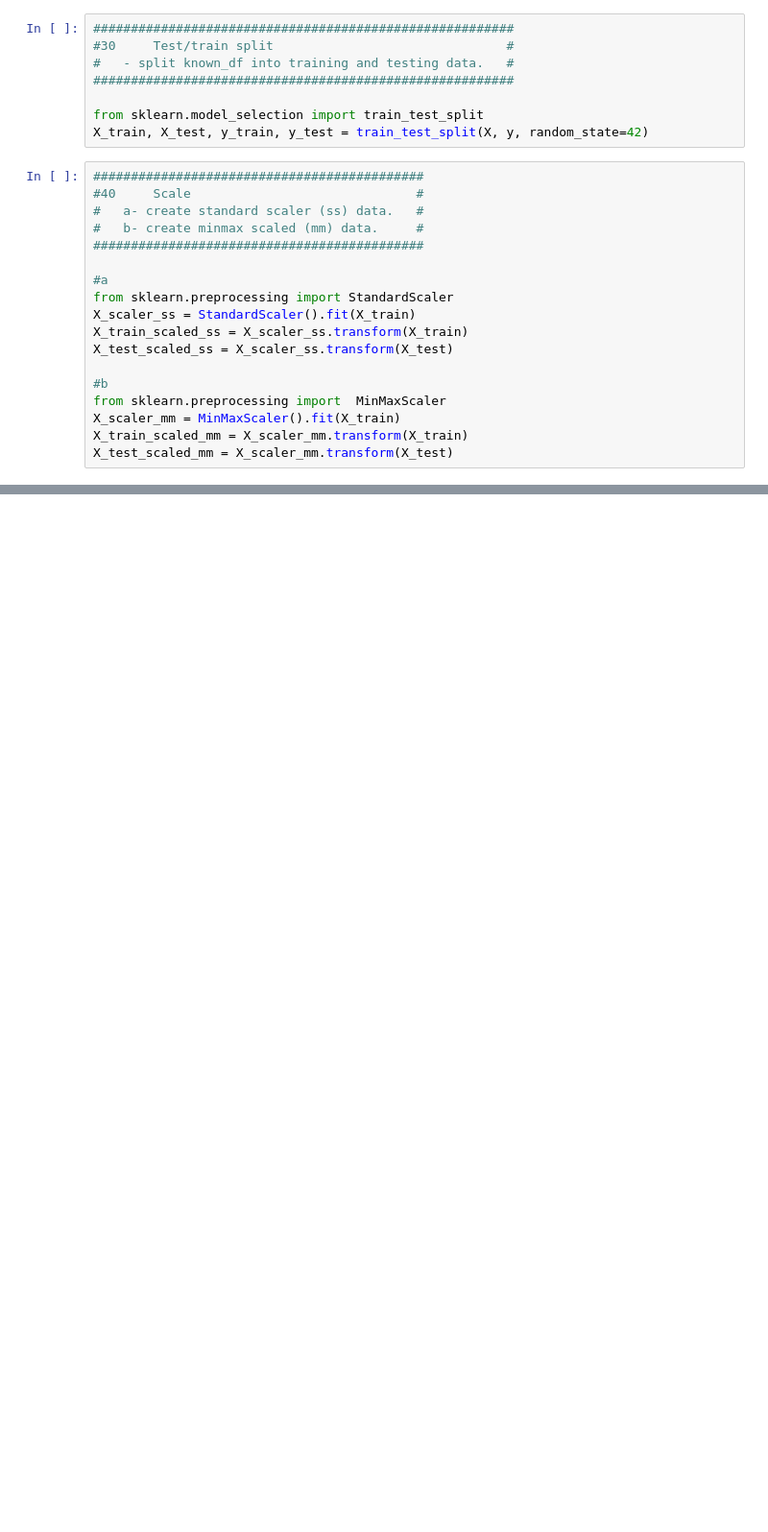
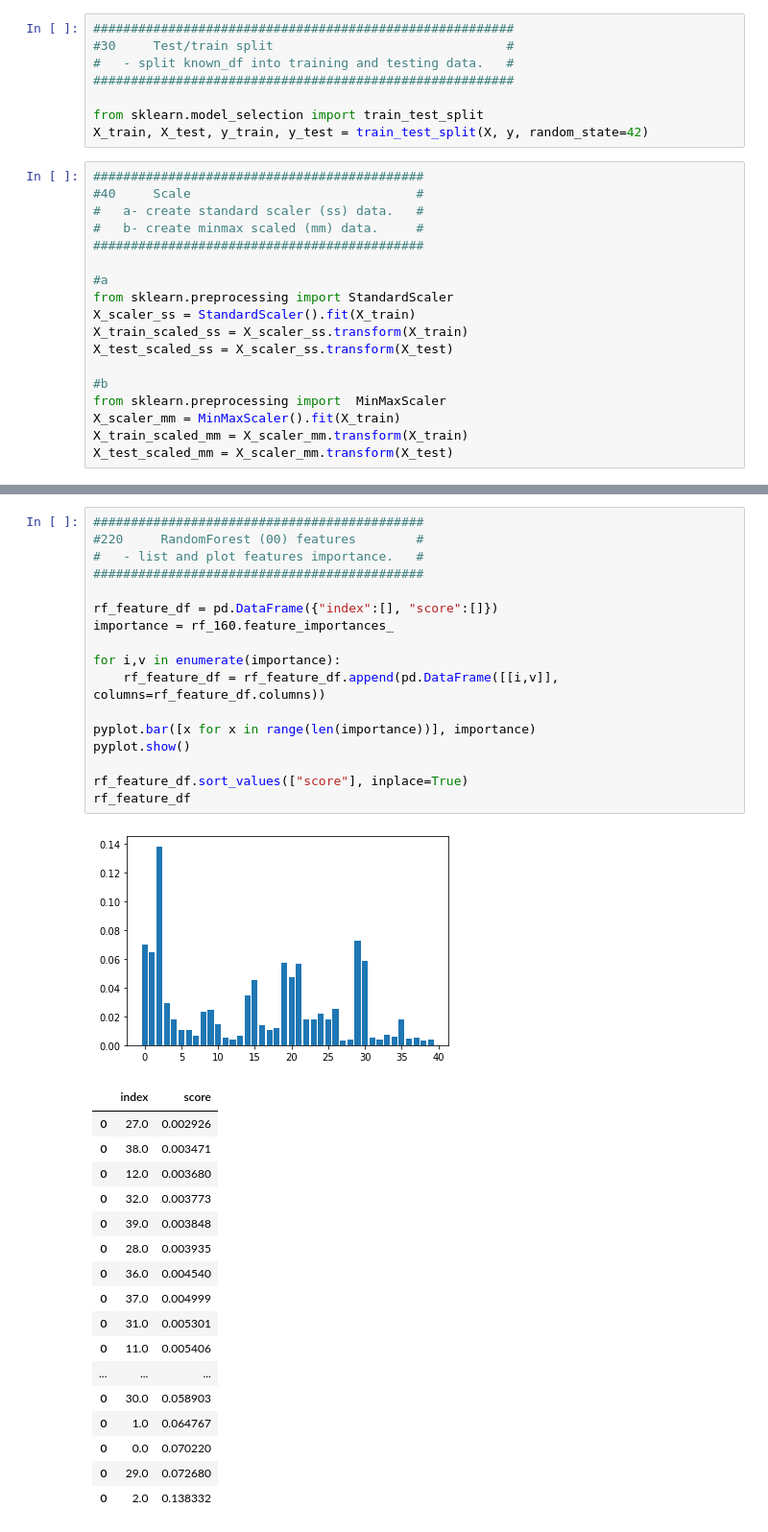
Before and after one commit to dougbhigh/Habitable-Planet-Prediction, a Jupyter notebook: ipynb_files/model0_Compare.ipynb, the cells around one changed output, grey strips where cells are left out. Shown at 96% size. Cells and saved outputs as stored; diff of their text form; blank space fills up the shorter version.

```diff
--- a/ipynb_files/model0_Compare.ipynb
+++ b/ipynb_files/model0_Compare.ipynb
@@ -1074,0 +745,36 @@ compare_df
+# %%
+############################################
+#220     RandomForest (00) features        #
+#   - list and plot features importance.   #
+############################################
+
+rf_feature_df = pd.DataFrame({"index":[], "score":[]})
+importance = rf_160.feature_importances_
+
+for i,v in enumerate(importance):
+    rf_feature_df = rf_feature_df.append(pd.DataFrame([[i,v]], columns=rf_feature_df.columns))
+
+pyplot.bar([x for x in range(len(importance))], importance)
+pyplot.show()
+
+rf_feature_df.sort_values(["score"], inplace=True)
+rf_feature_df
+# %% [output]
+[figure, added]
+|  | index | score |
+| 0 | 27.0 | 0.002926 |
+| 0 | 38.0 | 0.003471 |
+| 0 | 12.0 | 0.003680 |
+| 0 | 32.0 | 0.003773 |
+| 0 | 39.0 | 0.003848 |
+| 0 | 28.0 | 0.003935 |
+| 0 | 36.0 | 0.004540 |
+| 0 | 37.0 | 0.004999 |
+| 0 | 31.0 | 0.005301 |
+| 0 | 11.0 | 0.005406 |
+| ... | ... | ... |
+| 0 | 30.0 | 0.058903 |
+| 0 | 1.0 | 0.064767 |
+| 0 | 0.0 | 0.070220 |
+| 0 | 29.0 | 0.072680 |
+| 0 | 2.0 | 0.138332 |
```
Also changed, not shown: parts of 78 cells of this notebook, 16 other files.
